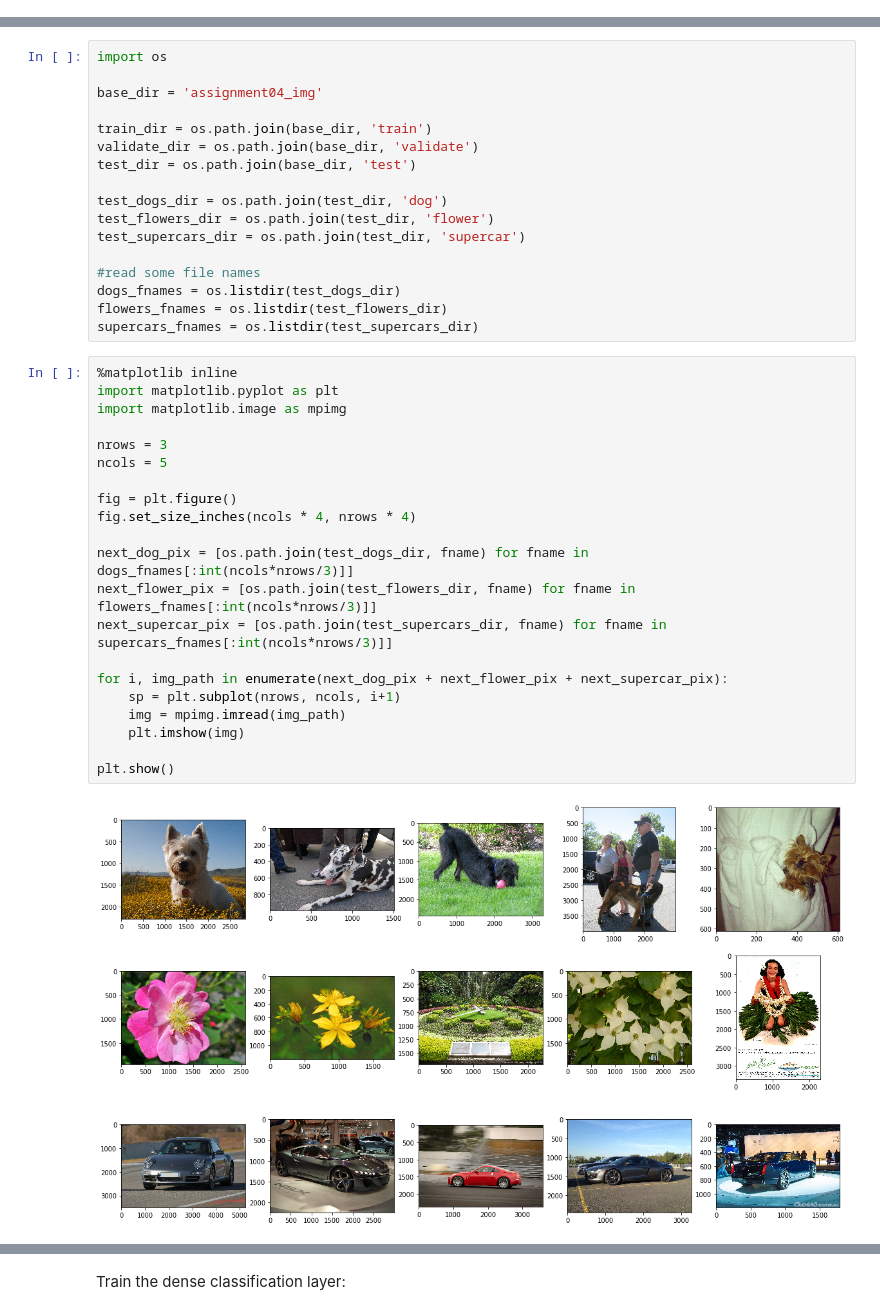
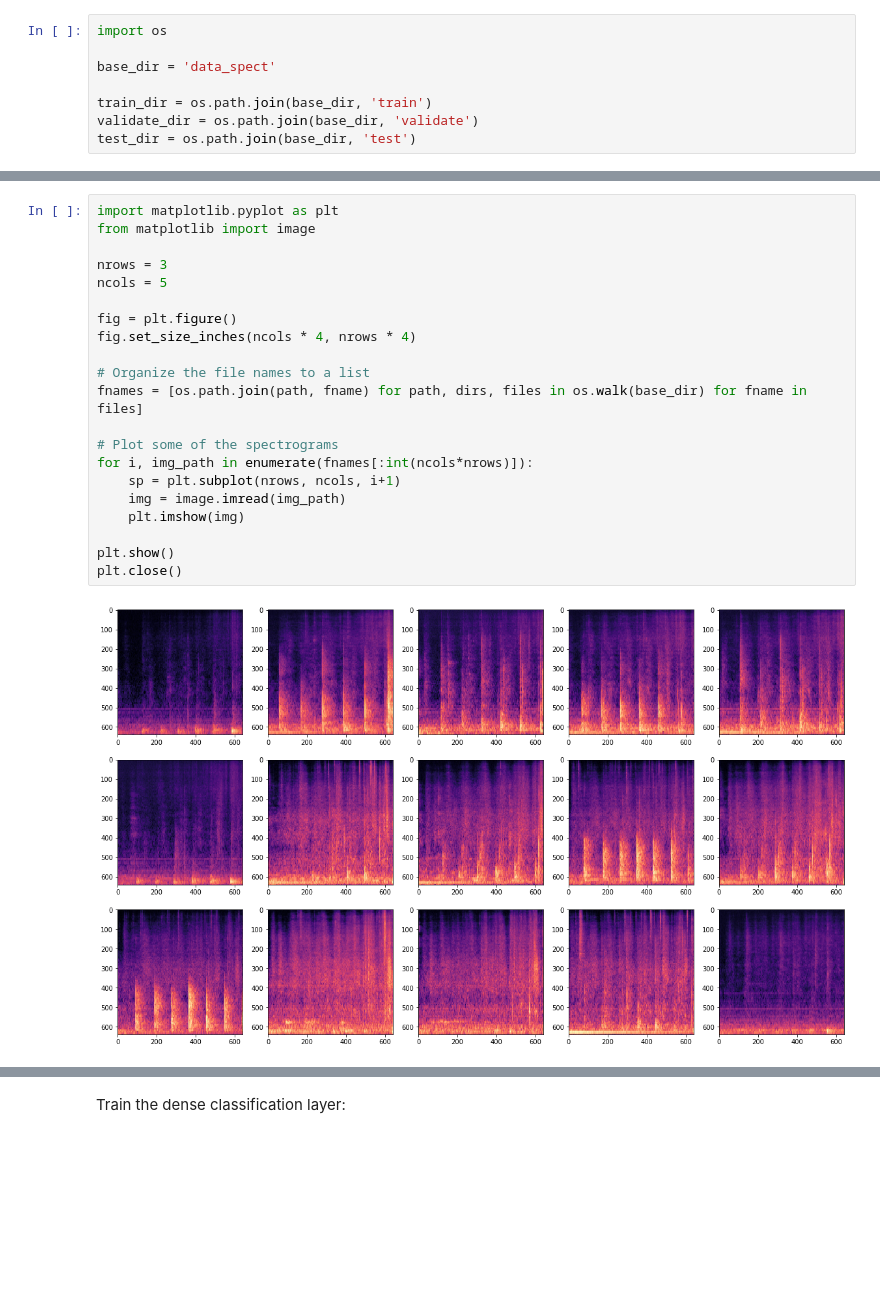
Before and after one commit to raczkristof/deepStep, a Jupyter notebook: FinalTrain/DeepStep_finaltrain.ipynb, the cells around one changed output, grey strips where cells are left out. Cells and saved outputs as stored; diff of their text form; blank space fills up the shorter version.

Commit message:
Final Training
Notebook and log of final training.

```diff
--- a/FinalTrain/DeepStep_finaltrain.ipynb
+++ b/FinalTrain/DeepStep_finaltrain.ipynb
@@ -16 +34,9 @@ Mounted at /content/drive
+# %%
+import os
+
+base_dir = 'data_spect'
+
+train_dir = os.path.join(base_dir, 'train')
+validate_dir = os.path.join(base_dir, 'validate')
+test_dir = os.path.join(base_dir, 'test')
 # %% [markdown]
@@ -18,40 +44,23 @@ Define some of the paths that will be used during this script. Also, display som
-# %%
-import os
-
-base_dir = 'assignment04_img'
-
-train_dir = os.path.join(base_dir, 'train')
-validate_dir = os.path.join(base_dir, 'validate')
-test_dir = os.path.join(base_dir, 'test')
-
-test_dogs_dir = os.path.join(test_dir, 'dog')
-test_flowers_dir = os.path.join(test_dir, 'flower')
-test_supercars_dir = os.path.join(test_dir, 'supercar')
-
-#read some file names
-dogs_fnames = os.listdir(test_dogs_dir)
-flowers_fnames = os.listdir(test_flowers_dir)
-supercars_fnames = os.listdir(test_supercars_dir)
 # %%
-%matplotlib inline
 import matplotlib.pyplot as plt
-import matplotlib.image as mpimg
+from matplotlib import image
 
 nrows = 3
 ncols = 5
 
 fig = plt.figure()
 fig.set_size_inches(ncols * 4, nrows * 4)
 
-next_dog_pix = [os.path.join(test_dogs_dir, fname) for fname in dogs_fnames[:int(ncols*nrows/3)]]
-next_flower_pix = [os.path.join(test_flowers_dir, fname) for fname in flowers_fnames[:int(ncols*nrows/3)]]
-next_supercar_pix = [os.path.join(test_supercars_dir, fname) for fname in supercars_fnames[:int(ncols*nrows/3)]]
+# Organize the file names to a list
+fnames = [os.path.join(path, fname) for path, dirs, files in os.walk(base_dir) for fname in files]
 
-for i, img_path in enumerate(next_dog_pix + next_flower_pix + next_supercar_pix):
+# Plot some of the spectrograms
+for i, img_path in enumerate(fnames[:int(ncols*nrows)]):
     sp = plt.subplot(nrows, ncols, i+1)
-    img = mpimg.imread(img_path)
+    img = image.imread(img_path)
     plt.imshow(img)
 
 plt.show()
+plt.close()
 # %% [output]
-[figure, old version]
+[figure, new version]
```
Also changed, not shown: parts of 65 cells of this notebook, 1 other file.
